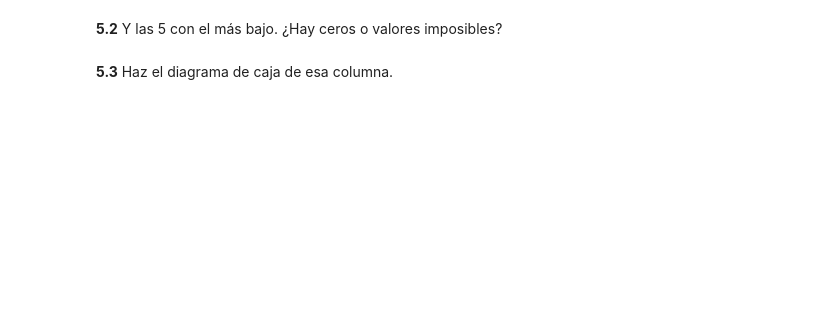
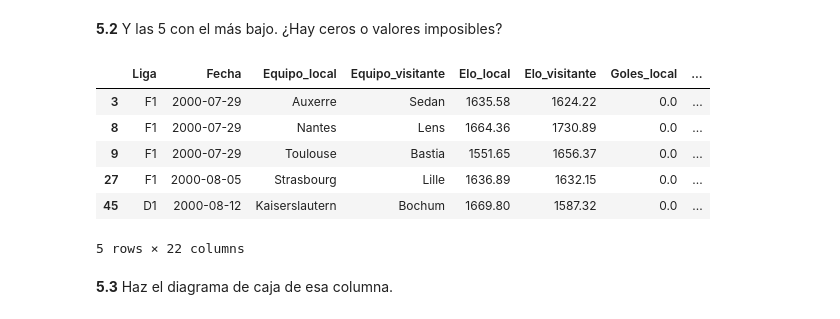
Before and after one commit to jormartinez109/PROYECTO-EDA-FUTBOL, a Jupyter notebook: eda.ipynb, the cells around one changed output. Cells and saved outputs as stored; diff of their text form; code cells hidden in the pictures; blank space fills up the shorter version.

```diff
--- a/eda.ipynb
+++ b/eda.ipynb
@@ -367,4 +377,14 @@ Busca los valores extremos y decide si son errores o casos reales.
 # %% [markdown]
 **5.2** Y las 5 con el más bajo. ¿Hay ceros o valores imposibles?
+# %%
+df.nsmallest(5, "Goles_local")
+# %% [output]
+|  | Liga | Fecha | Equipo_local | Equipo_visitante | Elo_local | Elo_visitante | Goles_local | ... |
+| 3 | F1 | 2000-07-29 | Auxerre | Sedan | 1635.58 | 1624.22 | 0.0 | ... |
+| 8 | F1 | 2000-07-29 | Nantes | Lens | 1664.36 | 1730.89 | 0.0 | ... |
+| 9 | F1 | 2000-07-29 | Toulouse | Bastia | 1551.65 | 1656.37 | 0.0 | ... |
+| 27 | F1 | 2000-08-05 | Strasbourg | Lille | 1636.89 | 1632.15 | 0.0 | ... |
+| 45 | D1 | 2000-08-12 | Kaiserslautern | Bochum | 1669.80 | 1587.32 | 0.0 | ... |
+5 rows × 22 columns
 # %% [markdown]
 **5.3** Haz el diagrama de caja de esa columna.
```
Also changed, not shown: parts of 9 cells of this notebook.
